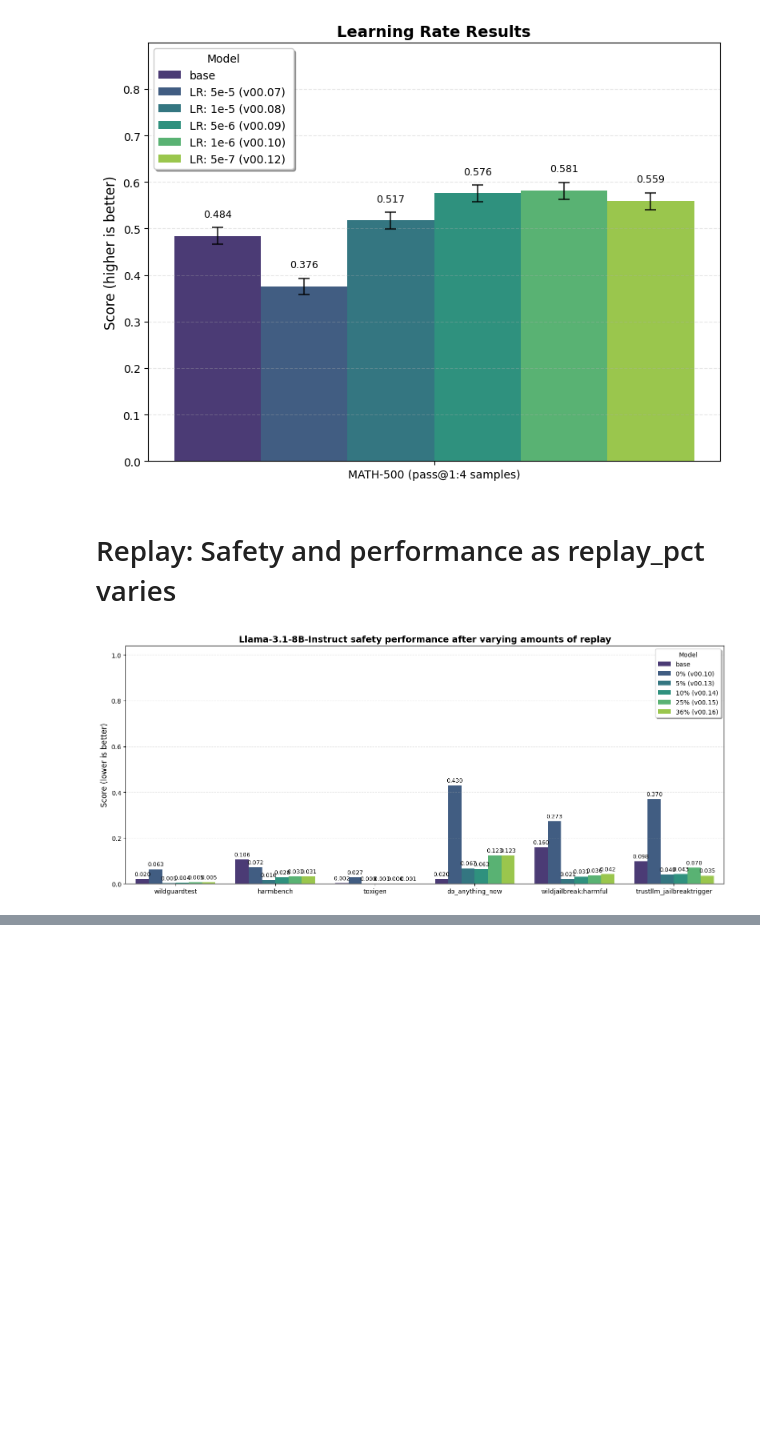
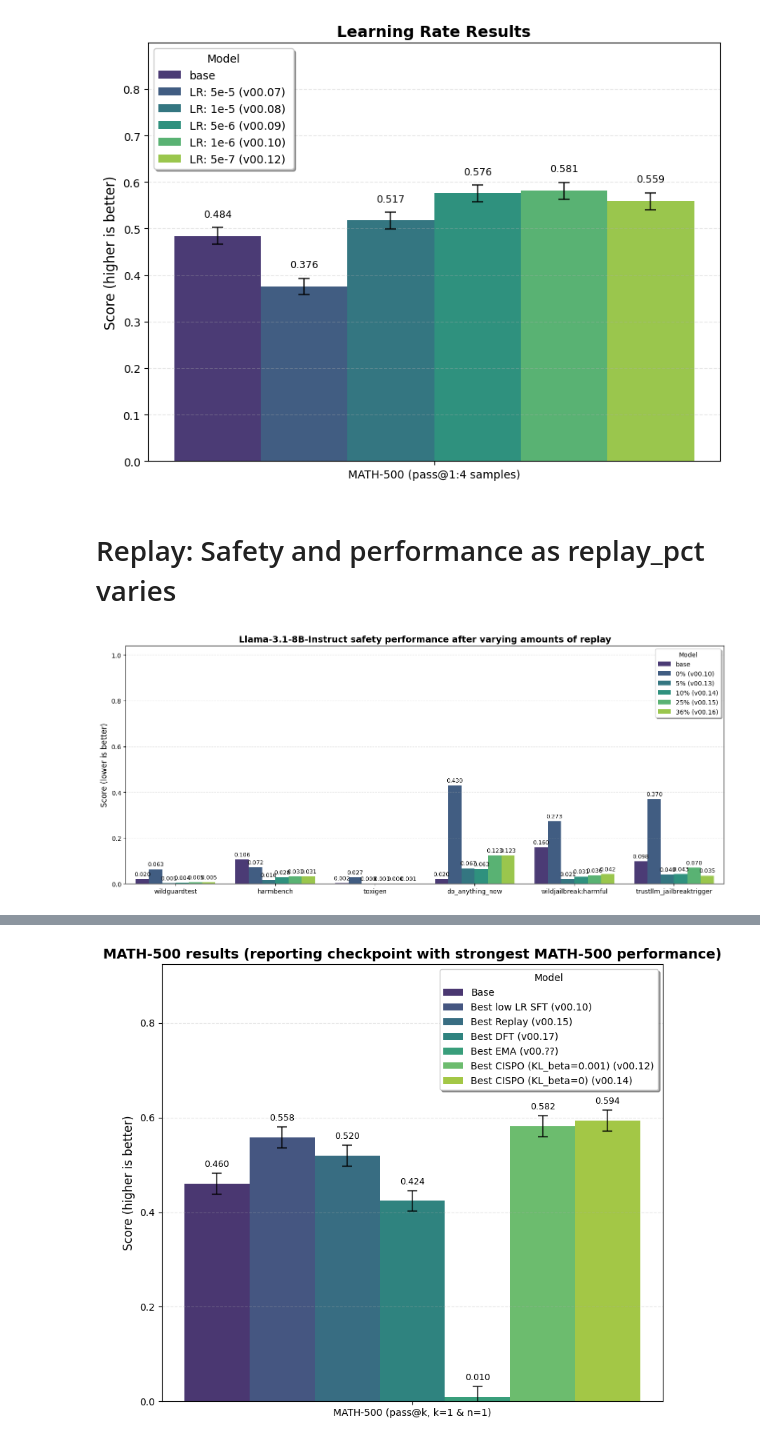
Before and after one commit to Neelectric/open-r1_safety, a Jupyter notebook: data_viz/data_viz.ipynb, the cells around one changed output, grey strips where cells are left out. Drawn from its saved outputs; the diff is of its cells as text; code cells hidden in the pictures; blank space fills up the shorter version.

```diff
--- a/data_viz/data_viz.ipynb
+++ b/data_viz/data_viz.ipynb
@@ -1718,0 +1721,86 @@ plt.show()
+# %%
+import pandas as pd
+import matplotlib.pyplot as plt
+import seaborn as sns
+from matplotlib.container import BarContainer
+
+# Your data
+# =============================================================================
+# RESULTS - Edit values here, reorder keys to change bar order
+# =============================================================================
+
+RESULTS = {
+    #  Model name                           Version      MATH-500           IFEval             IFBench
+    "Base":                                 ("Base",     (0.460, 0.0223),  (0.7024, 0.0197),  (0.2433, 0.0248)),
+    "Best low LR SFT":                      ("v00.10",   (0.558, 0.0222),  (0.4824, 0.0222),  (0.1167, 0.0186)),
+    "Best Replay":                          ("v00.15",   (0.520, 0.0224),  (0.5619, 0.0214),  (0.1533, 0.0208)),
+    "Best DFT":                             ("v00.17",   (0.424, 0.0221),  (0.3771, 0.0209),  (0.1067, 0.0179)),
+    "Best EMA":                             ("v00.??",   (0.010, 0.0221),  (0.0100, 0.0209),  (0.0100, 0.0179)),
+    "Best CISPO (KL_beta=0.001)":           ("v00.12",   (0.582, 0.0221),  (0.6784, 0.0201),  (0.2200, 0.0240)),
+    "Best CISPO (KL_beta=0)":               ("v00.14",   (0.594, 0.0220),  (0.6359, 0.0207),  (0.1900, 0.0227)),
+}
+
+BENCHMARKS = ["MATH-500", "IFEval", "IFBench"]  # Column order matches tuple order
+
+# =============================================================================
+# BUILD DATAFRAME
+# =============================================================================
+
+rows = []
+for name, (version, *scores) in RESULTS.items():
+    print(name)
+    label = f"{name} ({version})" if name != "Base" else "Base"
+    for bench, (val, stderr) in zip(BENCHMARKS, scores):
+        rows.append({"Model": label, "Benchmark": bench, "Value": val, "Stderr": stderr})
+
+df = pd.DataFrame(rows)
+df = df[df['Benchmark'].isin(['MATH-500'])]
+
+# Create model labels for legend
+df['Benchmark'] = 'MATH-500 (pass@k, k=1 & n=1)'
+
+# Create the plot
+fig, ax = plt.subplots(figsize=(8, 7))
+n = len(df)
+palette = sns.color_palette("viridis", n)
+
+bars = sns.barplot(data=df, x='Benchmark', y='Value', hue='Model', ax=ax, palette=palette, errorbar=None)
+
+# Add error bars manually - iterate through each bar
+x_pos = []
+y_pos = []
+errors = []
+
+for i, container in enumerate(ax.containers):
+    # Extract bar positions and heights
+    for bar in container:
+        x_pos.append(bar.get_x() + bar.get_width() / 2)
+        y_pos.append(bar.get_height())
+
+    # Get the corresponding stderr values for this model
+    errors.append(df.iloc[i]['Stderr'])
+
+# Add all error bars at once
+ax.errorbar(x_pos, y_pos, yerr=errors, fmt='none',
+            color='black', capsize=5, capthick=1.5,
+            elinewidth=1.5, alpha=0.7, zorder=10)
+
+# Add value labels on top of bars - only for BarContainer objects
+for container in ax.containers:
+    if isinstance(container, BarContainer):
+        ax.bar_label(container, fmt='%.3f', padding=15, fontsize=9)
+
+ax.set_xlabel('')
+ax.set_ylabel('Score (higher is better)', fontsize=12)
+ax.set_title('MATH-500 results (reporting checkpoint with strongest MATH-500 performance)', fontsize=14, fontweight='bold')
+ax.legend(title='Model', frameon=True, fancybox=True, shadow=True)
+ax.grid(axis='y', alpha=0.3, linestyle='--')
+
+# Set y-axis limit to give room for labels and error bars
+ax.set_ylim(0, max(df['Value'] + df['Stderr']) * 1.5)
+
+print(df)
+
+plt.tight_layout()
+plt.show()
+# %% [output]
@@ -1718,0 +1824 @@ plt.show()
+[figure, added]
```
Also changed, not shown: parts of 9 cells of this notebook.
